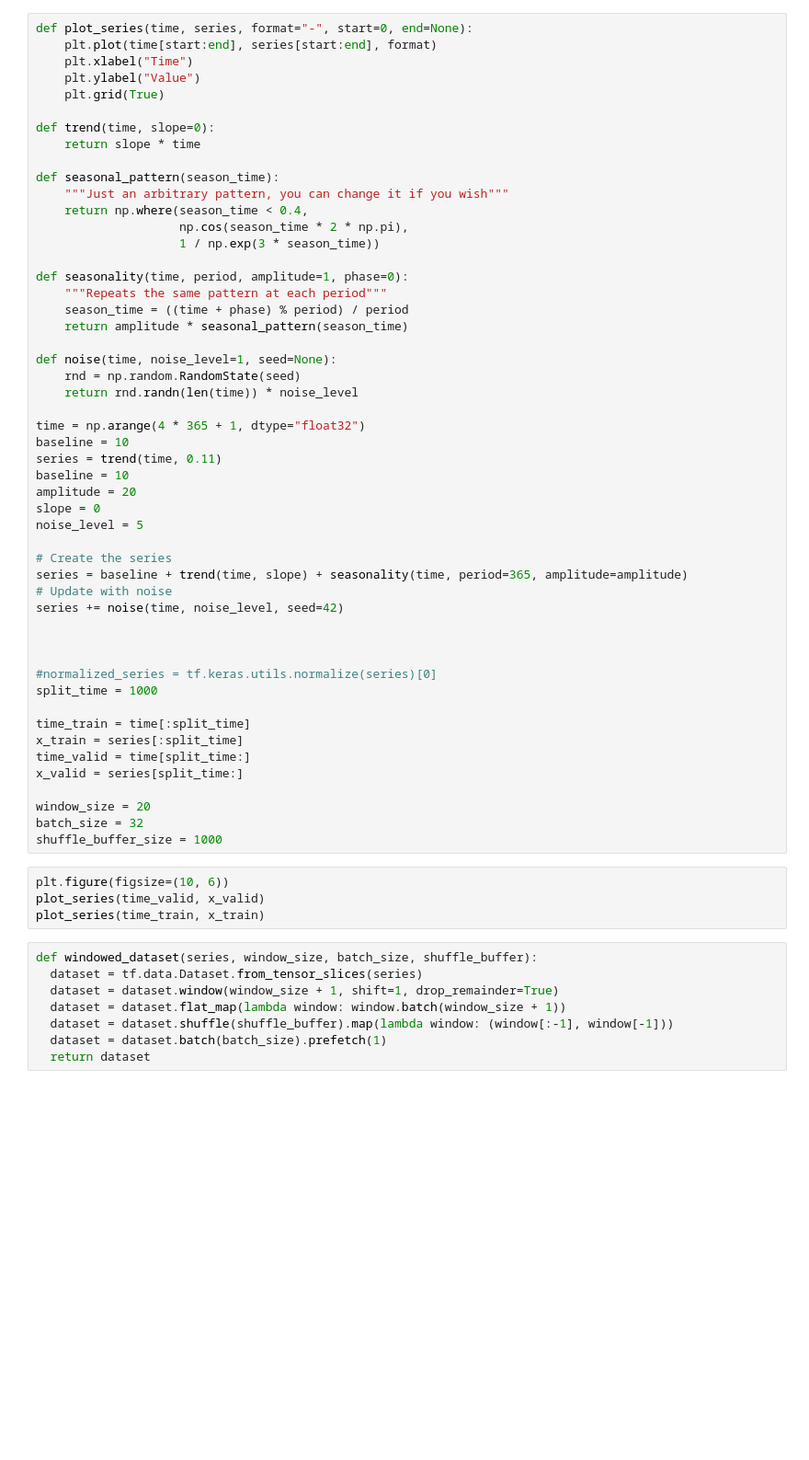
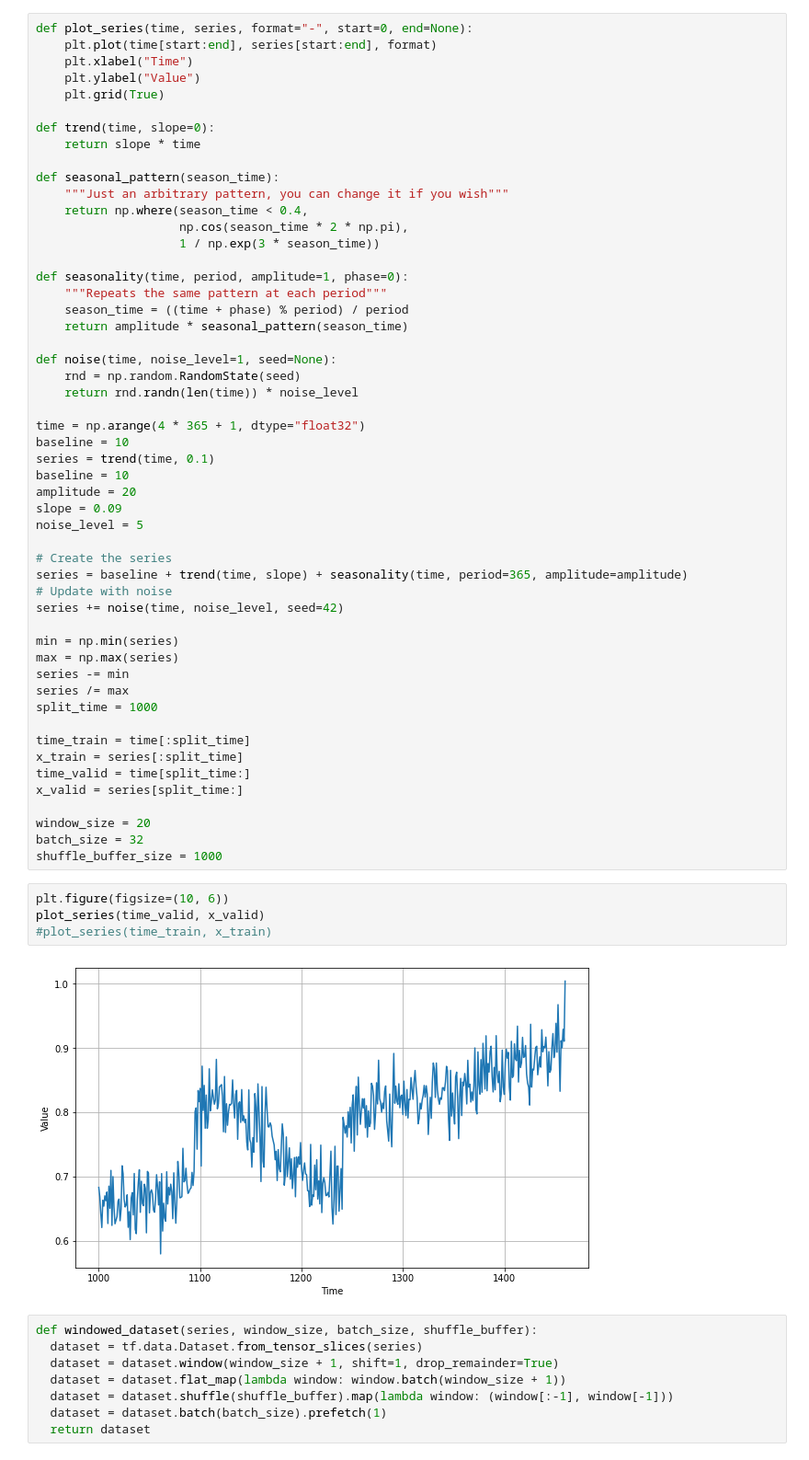
Before and after one commit to lmoroney/tfbook, a Jupyter notebook: chapter11/rnn_timeseries.ipynb, the cells around one changed output. Shown at 92% size. Cells and saved outputs as stored; diff of their text form; blank space fills up the shorter version.

```diff
--- a/chapter11/rnn_timeseries.ipynb
+++ b/chapter11/rnn_timeseries.ipynb
@@ -38,10 +42,10 @@ def noise(time, noise_level=1, seed=None):
 
 time = np.arange(4 * 365 + 1, dtype="float32")
 baseline = 10
-series = trend(time, 0.11)
+series = trend(time, 0.1)
 baseline = 10
 amplitude = 20
-slope = 0
+slope = 0.09
 noise_level = 5
 
 # Create the series
@@ -49,9 +53,10 @@ series = baseline + trend(time, slope) + seasonality(time, period=365, amplitude
 # Update with noise
 series += noise(time, noise_level, seed=42)
 
-
-
-#normalized_series = tf.keras.utils.normalize(series)[0]
+min = np.min(series)
+max = np.max(series)
+series -= min
+series /= max
 split_time = 1000
 
 time_train = time[:split_time]
@@ -65,7 +70,9 @@ shuffle_buffer_size = 1000
 # %%
 plt.figure(figsize=(10, 6))
 plot_series(time_valid, x_valid)
-plot_series(time_train, x_train)
+#plot_series(time_train, x_train)
+# %% [output]
+[figure, added]
 # %%
 def windowed_dataset(series, window_size, batch_size, shuffle_buffer):
   dataset = tf.data.Dataset.from_tensor_slices(series)
```
Also changed, not shown: parts of 8 cells of this notebook.
